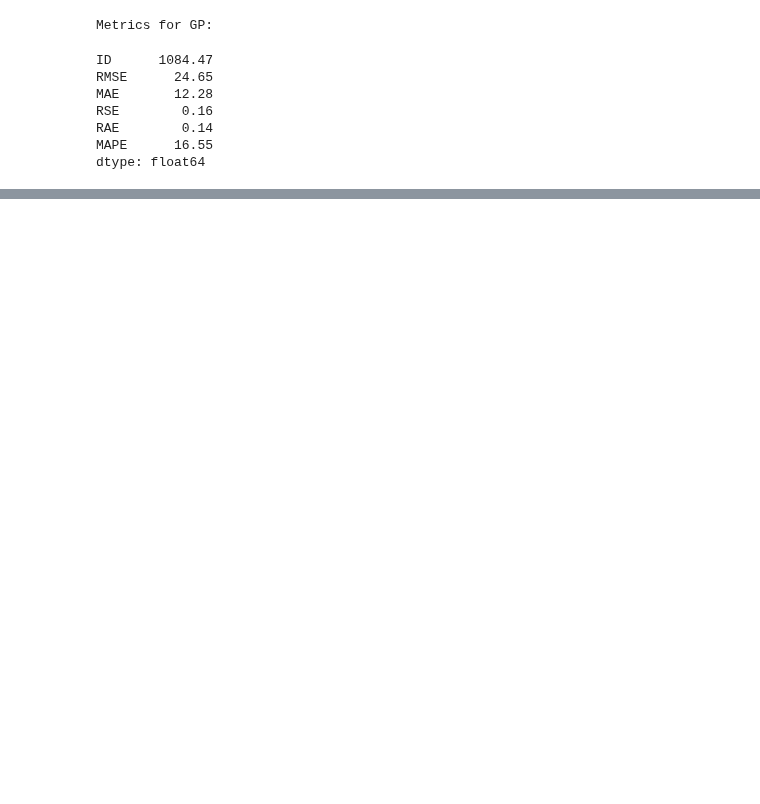
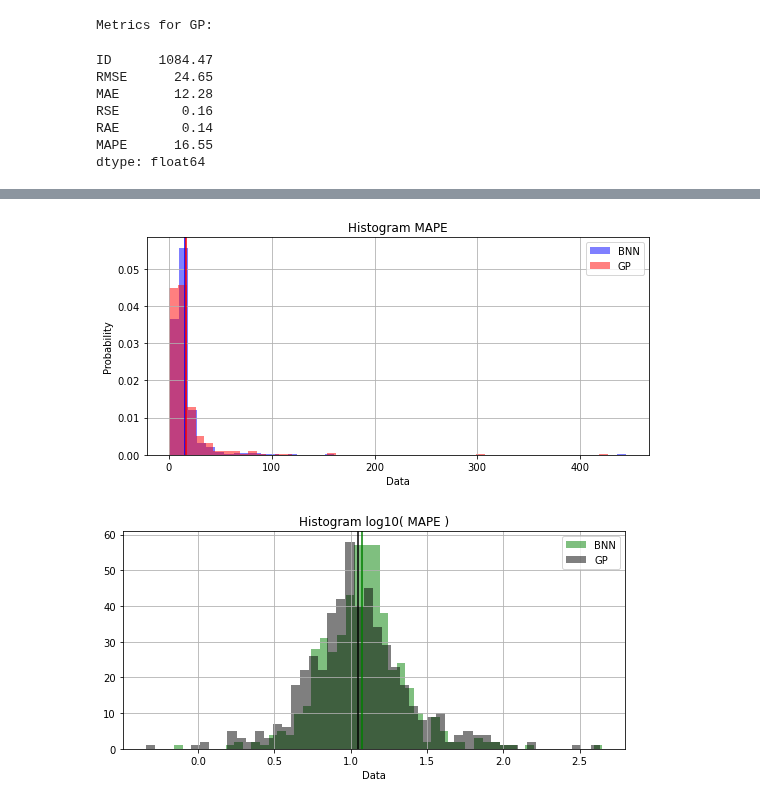
Before and after one commit to HSE-LAMBDA/light_curve_approx, a Jupyter notebook: notebooks/BayesianNN.ipynb, the cells around one changed output, grey strips where cells are left out. Cells and saved outputs as stored; diff of their text form; code cells hidden in the pictures; blank space fills up the shorter version.

```diff
--- a/notebooks/BayesianNN.ipynb
+++ b/notebooks/BayesianNN.ipynb
@@ -460,0 +501,7 @@ plt.show()
+# %%
+bins = 50
+graf_metric.hist(bins, 'MAPE', (report_bnn['MAPE'].values.astype(np.float), 'BNN'), (report_gp['MAPE'].values.astype(np.float), 'GP'))
+graf_metric.hist_log10(bins, 'MAPE', (report_bnn['MAPE'].values.astype(np.float), 'BNN'), (report_gp['MAPE'].values.astype(np.float), 'GP'))
+# %% [output]
+[figure, added]
+[figure, added]
```
Also changed, not shown: parts of 15 cells of this notebook, 4 other files.
